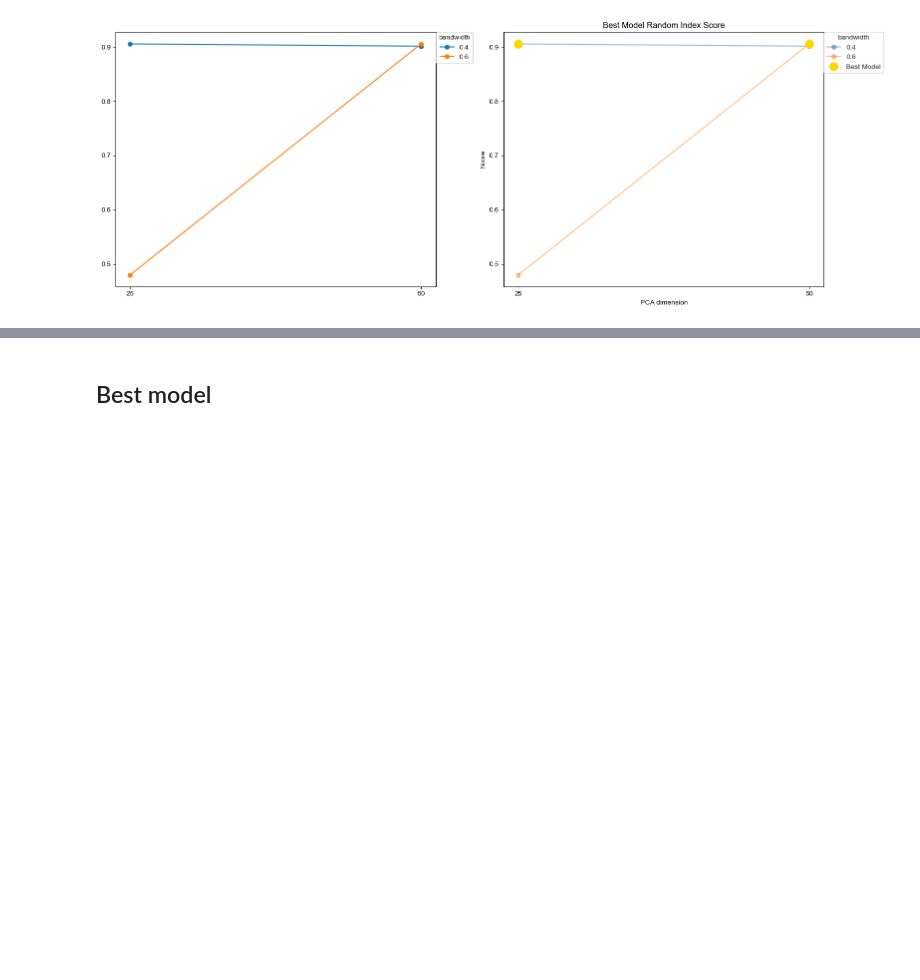
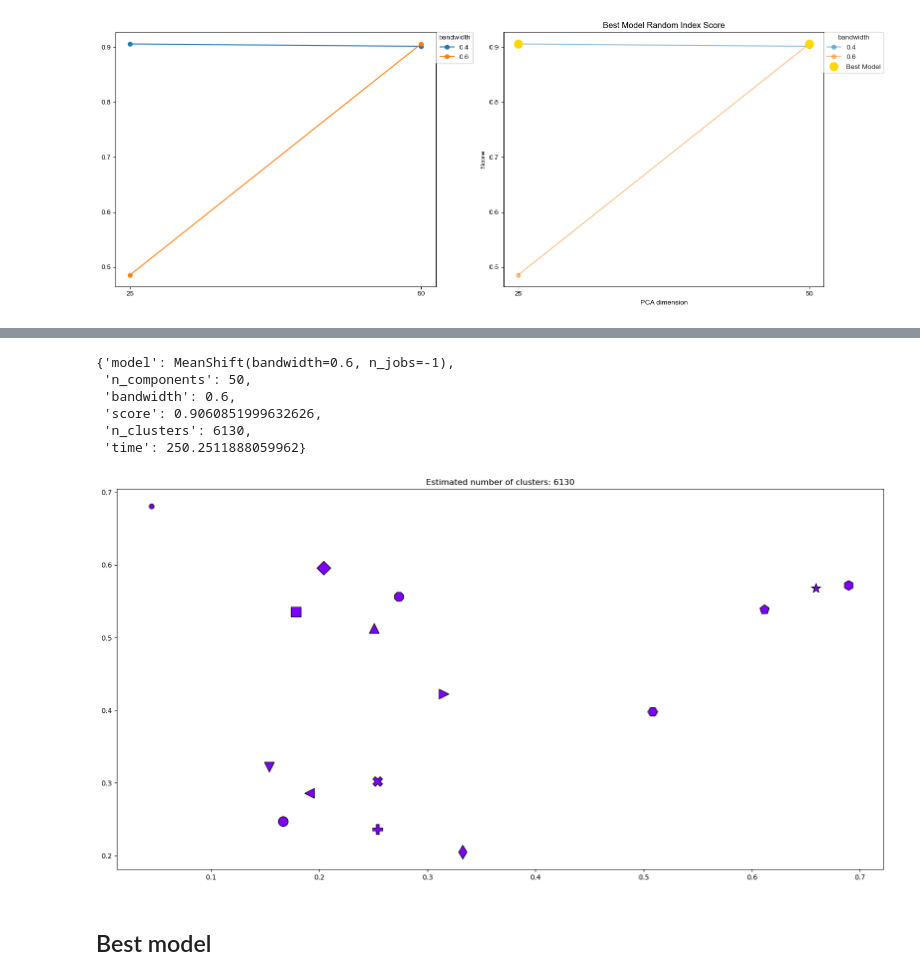
Before and after one commit to RuieX/clustering, a Jupyter notebook: src/notebooks/mean_shift.ipynb, the cells around one changed output, grey strips where cells are left out. Drawn from its saved outputs; the diff is of its cells as text; code cells hidden in the pictures; blank space fills up the shorter version.

Commit message:
scatter plot and cluster related functions
TODO

```diff
--- a/src/notebooks/mean_shift.ipynb
+++ b/src/notebooks/mean_shift.ipynb
@@ -99,3 +98,16 @@ mean_shift_evaluation.plot_time_with_highlight(save=True)
+# %%
+mean_shift_evaluation.best_model()
+# %% [output]
+{'model': MeanShift(bandwidth=0.6, n_jobs=-1),
+ 'n_components': 50,
+ 'bandwidth': 0.6,
+ 'score': 0.9060851999632626,
+ 'n_clusters': 6130,
+ 'time': 250.2511888059962}
+# %%
+mean_shift_evaluation.plot_clusters()
+# %% [output]
+[figure, added]
 # %% [markdown]
 ## Best model
 # %%
```
Also changed, not shown: parts of 4 cells of this notebook, 6 other files.
